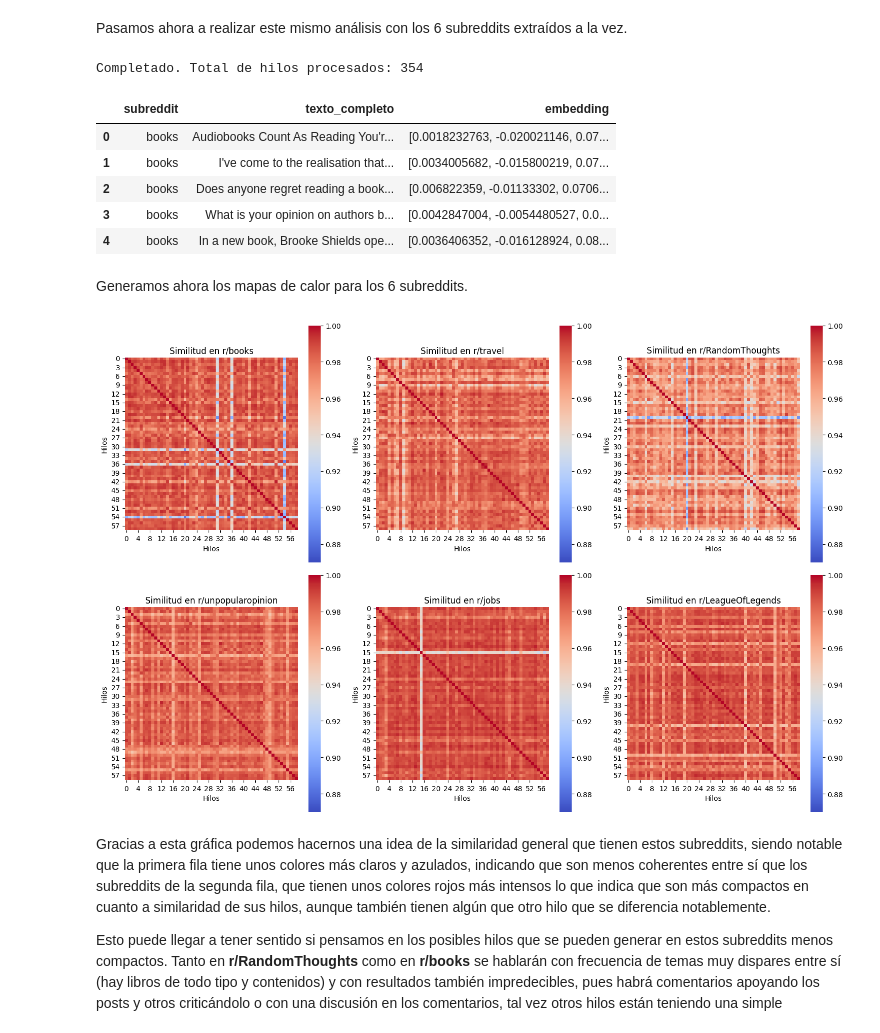
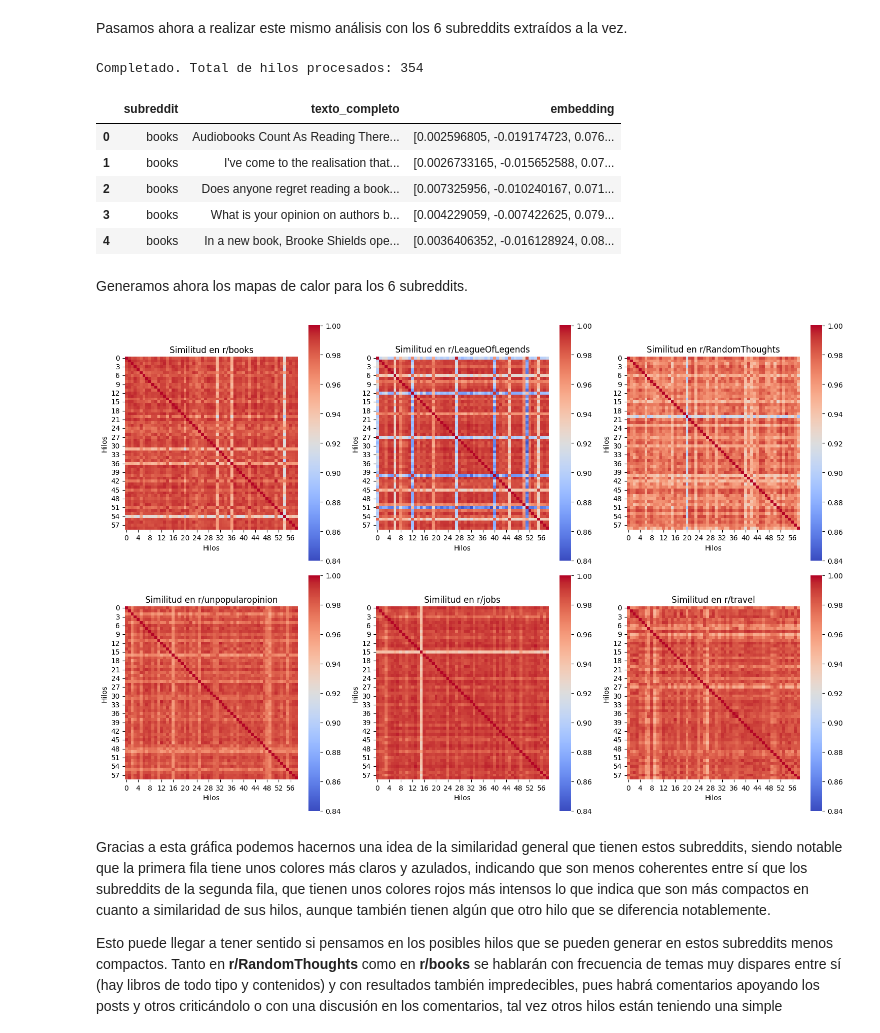
Before and after one commit to daniela-murciam-um-es/PLN-practicasParte2, a Jupyter notebook: apartado_3.ipynb, the cells around one changed output. Cells and saved outputs as stored; diff of their text form; code cells hidden in the pictures.

```diff
--- a/apartado_3.ipynb
+++ b/apartado_3.ipynb
@@ -16,7 +18,7 @@ ft_model = fasttext.load_model ("crawl-300d-2M-subword.bin")
 Para poder comparar la similaridad entre hilos debemos de juntar todos los comentarios de cada hilo en un solo texto por hilo, y luego calcular sus sentence embeddings para poder aplicar la similaridad del coseno.
 # %%
 # Cargamos los datos (ejemplo con un subreddit)
-books = pd.read_json('limpio_books.json')
+books = pd.read_json('completo_books.json')
 
 # Extraemos y concatenamos comentarios por hilo
 # La columna 'submissions' tiene una lista de hilos
@@ -25,13 +27,14 @@ def preparar_texto_hilo(row):
     hilo = row['submissions']
     # Extraemos título
     titulo = str(hilo.get('title', ''))
+    texto_submission = str(hilo.get('selftext', ''))
 
     # Extraemos el cuerpo de todos los comentarios y los unimos con un join
     comentarios = hilo.get('comments', [])
     texto_comentarios = " ".join([str(c.get('body', '')) for c in comentarios])
 
     # Devolvemos todo unido en un solo string
-    return f"{titulo} {texto_comentarios}".strip()
+    return f"{titulo} {texto_submission} {texto_comentarios}".strip()
 
 # Creamos la columna con el texto completo del hilo
 books['texto_completo'] = books.apply(preparar_texto_hilo, axis=1)
@@ -123,50 +128,52 @@ Pasamos ahora a realizar este mismo análisis con los 6 subreddits extraídos a
 import pandas as pd
 
 archivos_json = [
-    "limpio_books.json",
-    "limpio_travel.json",
-    "limpio_RandomThoughts.json",
-    "limpio_unpopularopinion.json",
-    "limpio_jobs.json",
-    "limpio_LeagueOfLegends.json"
+    "completo_books.json",
+    "completo_LeagueOfLegends.json",
+    "completo_RandomThoughts.json",
+    "completo_unpopularopinion.json",
+    "completo_jobs.json",
+    "completo_travel.json"
+
 ]
 
 # Lista para ir guardando los dataframes temporales
 lista_dfs = []
 
 # Cargamos cada archivo y lo añadimos a la lista
 for archivo in archivos_json:
     temp_df = pd.read_json(archivo)
     lista_dfs.append(temp_df)
 
 # Concatenamos todo en un solo DataFrame
 df_total = pd.concat(lista_dfs, ignore_index=True)
 
 # Definimos la función para preparar el texto de cada hilo (título + comentarios)
 def preparar_texto_hilo(row):
     hilo = row['submissions']
     titulo = str(hilo.get('title', ''))
+    texto_submission = str(hilo.get('selftext', ''))
 
     comentarios = hilo.get('comments', [])
     # Unimos comentarios y limpiamos saltos de línea (produce un error en FastText)
     texto_comentarios = " ".join([str(c.get('body', '')).replace('\n', ' ') for c in comentarios])
 
-    return f"{titulo} {texto_comentarios}".strip().replace('\n', ' ')
+    return f"{titulo} {texto_submission} {texto_comentarios}".strip().replace('\n', ' ')
 
 # Procesamos los textos y generamos los embeddings para todos los hilos extraídos
 df_total['texto_completo'] = df_total.apply(preparar_texto_hilo, axis=1)
 
 df_total['embedding'] = df_total['texto_completo'].apply(lambda x: ft_model.get_sentence_vector(x))
 
 print(f"Completado. Total de hilos procesados: {len(df_total)}")
 display(df_total[['subreddit', 'texto_completo', 'embedding']].head())
 # %% [output]
 Completado. Total de hilos procesados: 354
 |  | subreddit | texto_completo | embedding |
-| 0 | books | Audiobooks Count As Reading You'r... | [0.0018232763, -0.020021146, 0.07... |
-| 1 | books | I've come to the realisation that... | [0.0034005682, -0.015800219, 0.07... |
-| 2 | books | Does anyone regret reading a book... | [0.006822359, -0.01133302, 0.0706... |
-| 3 | books | What is your opinion on authors b... | [0.0042847004, -0.0054480527, 0.0... |
+| 0 | books | Audiobooks Count As Reading There... | [0.002596805, -0.019174723, 0.076... |
+| 1 | books | I've come to the realisation that... | [0.0026733165, -0.015652588, 0.07... |
+| 2 | books | Does anyone regret reading a book... | [0.007325956, -0.010240167, 0.071... |
+| 3 | books | What is your opinion on authors b... | [0.004229059, -0.007422625, 0.079... |
 | 4 | books | In a new book, Brooke Shields ope... | [0.0036406352, -0.016128924, 0.08... |
 # %% [markdown]
 Generamos ahora los mapas de calor para los 6 subreddits.
@@ -200,7 +207,7 @@ for i, sub in enumerate(subreddits):
 
     # Dibujamos el heatmap
     sns.heatmap(similitud_sub, annot=False, cmap='coolwarm', ax=axes[i],
-                cbar=True, square=True, vmin=0.87)
+                cbar=True, square=True, vmin=0.84)
 
     axes[i].set_title(f'Similitud en r/{sub}')
     axes[i].set_xlabel('Hilos')
@@ -209,7 +216,7 @@ for i, sub in enumerate(subreddits):
 plt.tight_layout()
 plt.show()
 # %% [output]
-[figure, old version]
+[figure, new version]
 # %% [markdown]
 Gracias a esta gráfica podemos hacernos una idea de la similaridad general que tienen estos subreddits, siendo notable que la primera fila tiene unos colores más claros y azulados, indicando que son menos coherentes entre sí que los subreddits de la segunda fila, que tienen unos colores rojos más intensos lo que indica que son más compactos en cuanto a similaridad de sus hilos, aunque también tienen algún que otro hilo que se diferencia notablemente.
 
```
Also changed, not shown: parts of 11 cells of this notebook, 1 other file.
